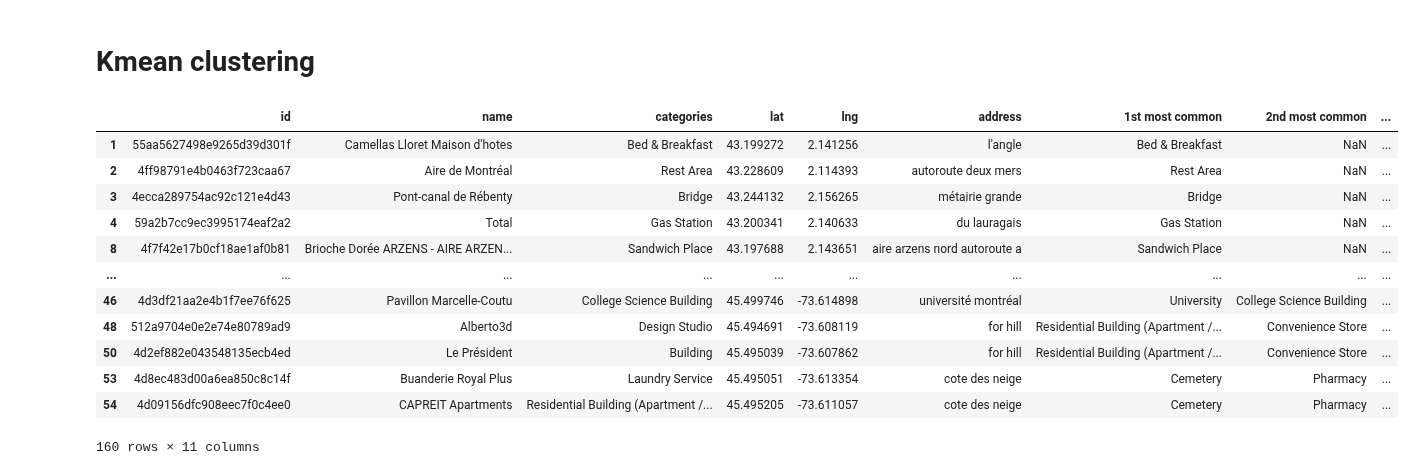
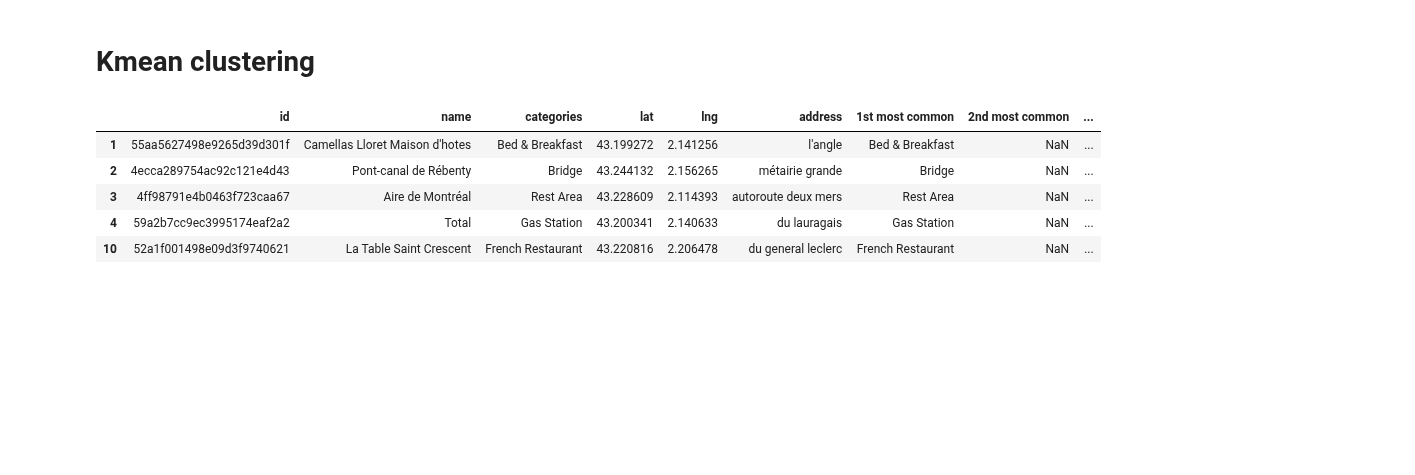
Before and after one commit to ea137/Best-restaurant-to-invest-in-based-on-neighborhood, a Jupyter notebook: Capstone.ipynb, the cells around one changed output. Saved outputs shown, nothing was run; the diff lists cells and outputs as text; code cells hidden in the pictures; blank space fills up the shorter version.

Commit message:
finality

```diff
--- a/Capstone.ipynb
+++ b/Capstone.ipynb
@@ -197,21 +197,14 @@ new_sor['labels'] = kmeans.labels_
 final_df = df.join(new_sor.set_index('address'), on='address')
 final_df = final_df.dropna(subset = ['labels'])
 # %%
-final_df
+final_df.head(5)
 # %% [output]
 |  | id | name | categories | lat | lng | address | 1st most common | 2nd most common | ... |
 | 1 | 55aa5627498e9265d39d301f | Camellas Lloret Maison d'hotes | Bed & Breakfast | 43.199272 | 2.141256 | l'angle | Bed & Breakfast | NaN | ... |
-| 2 | 4ff98791e4b0463f723caa67 | Aire de Montréal | Rest Area | 43.228609 | 2.114393 | autoroute deux mers | Rest Area | NaN | ... |
-| 3 | 4ecca289754ac92c121e4d43 | Pont-canal de Rébenty | Bridge | 43.244132 | 2.156265 | métairie grande | Bridge | NaN | ... |
+| 2 | 4ecca289754ac92c121e4d43 | Pont-canal de Rébenty | Bridge | 43.244132 | 2.156265 | métairie grande | Bridge | NaN | ... |
+| 3 | 4ff98791e4b0463f723caa67 | Aire de Montréal | Rest Area | 43.228609 | 2.114393 | autoroute deux mers | Rest Area | NaN | ... |
 | 4 | 59a2b7cc9ec3995174eaf2a2 | Total | Gas Station | 43.200341 | 2.140633 | du lauragais | Gas Station | NaN | ... |
-| 8 | 4f7f42e17b0cf18ae1af0b81 | Brioche Dorée ARZENS - AIRE ARZEN... | Sandwich Place | 43.197688 | 2.143651 | aire arzens nord autoroute a | Sandwich Place | NaN | ... |
-| ... | ... | ... | ... | ... | ... | ... | ... | ... | ... |
-| 46 | 4d3df21aa2e4b1f7ee76f625 | Pavillon Marcelle-Coutu | College Science Building | 45.499746 | -73.614898 | université montréal | University | College Science Building | ... |
-| 48 | 512a9704e0e2e74e80789ad9 | Alberto3d | Design Studio | 45.494691 | -73.608119 | for hill | Residential Building (Apartment /... | Convenience Store | ... |
-| 50 | 4d2ef882e043548135ecb4ed | Le Président | Building | 45.495039 | -73.607862 | for hill | Residential Building (Apartment /... | Convenience Store | ... |
-| 53 | 4d8ec483d00a6ea850c8c14f | Buanderie Royal Plus | Laundry Service | 45.495051 | -73.613354 | cote des neige | Cemetery | Pharmacy | ... |
-| 54 | 4d09156dfc908eec7f0c4ee0 | CAPREIT Apartments | Residential Building (Apartment /... | 45.495205 | -73.611057 | cote des neige | Cemetery | Pharmacy | ... |
+| 10 | 52a1f001498e09d3f9740621 | La Table Saint Crescent | French Restaurant | 43.220816 | 2.206478 | du general leclerc | French Restaurant | NaN | ... |
-160 rows × 11 columns
 # %%
 import folium
 #colors = ['red','blue','black','orange','green','darkpurple','lightgray','purple']
```
Also changed, not shown: parts of 1 cell of this notebook.
